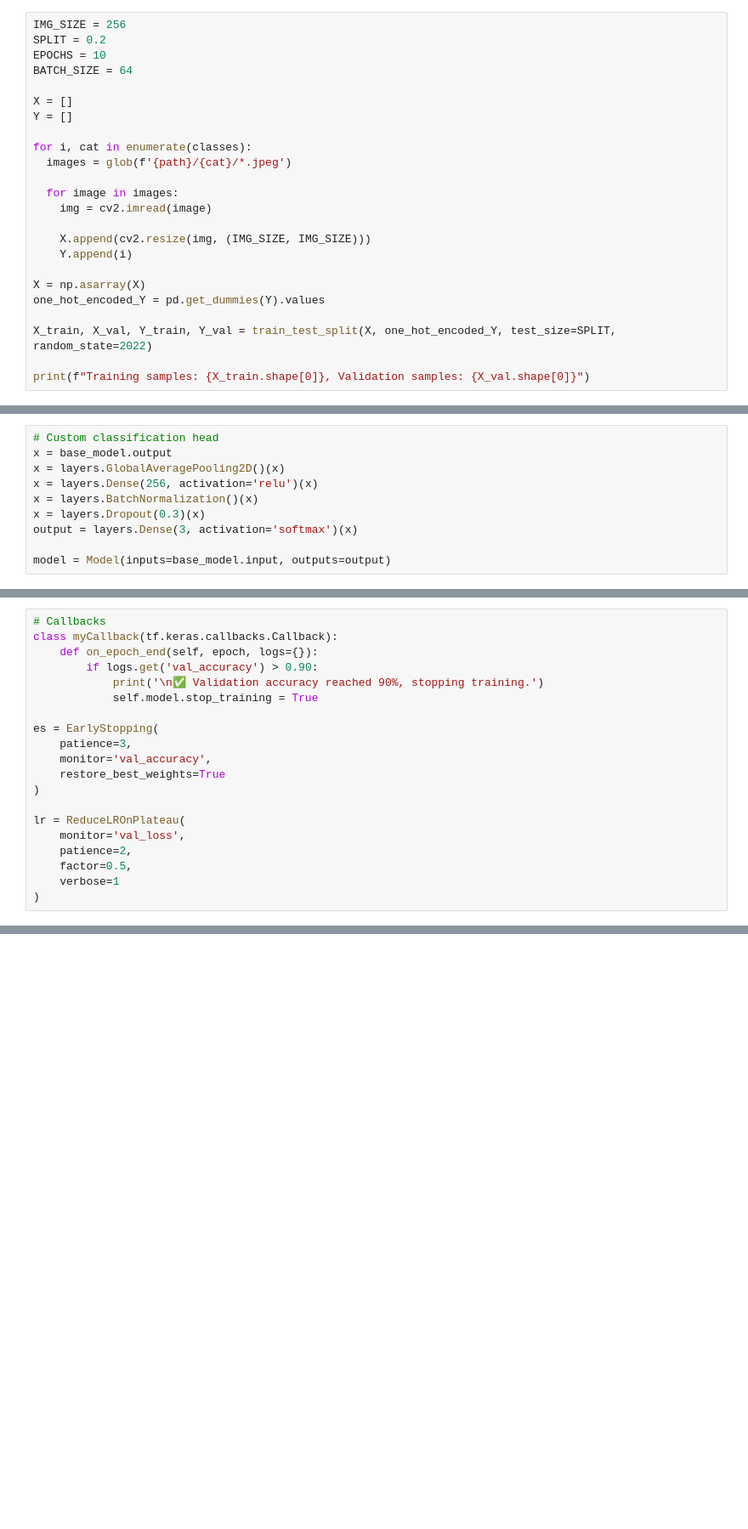
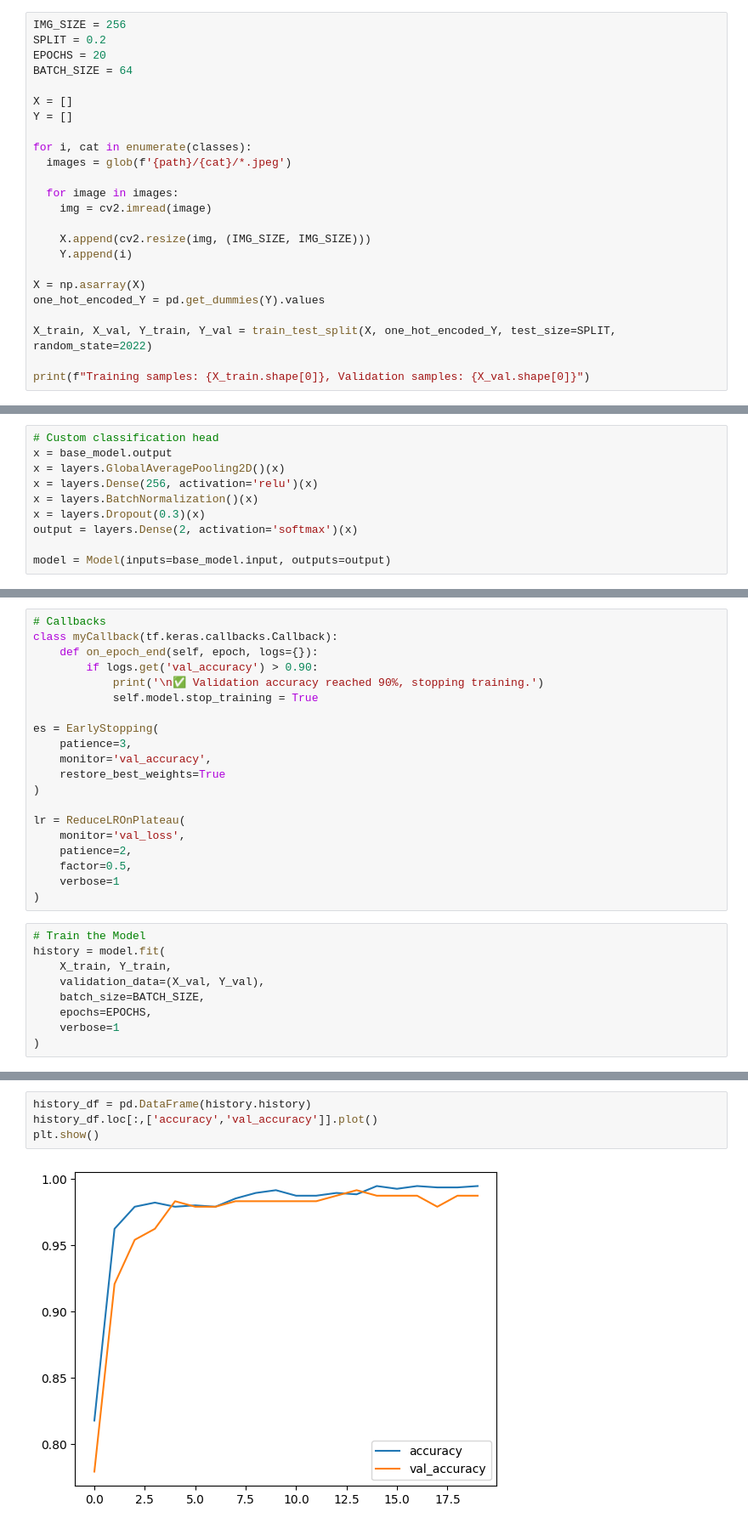
Before and after one commit to BuddhikaRoshan/DL-Assignment, a Jupyter notebook: IT22569318.ipynb, the cells around one changed output, grey strips where cells are left out. Shown at 85% size. Drawn from its saved outputs; the diff is of its cells as text; blank space fills up the shorter version.

Commit message:
visualised the graph of the training and validation accuracy of the model over epochs

```diff
--- a/IT22569318.ipynb
+++ b/IT22569318.ipynb
@@ -58,7 +58,7 @@ for cat in classes:
 # %%
 IMG_SIZE = 256
 SPLIT = 0.2
-EPOCHS = 10
+EPOCHS = 20
 BATCH_SIZE = 64
 
 X = []
@@ -100,7 +97,7 @@ x = layers.GlobalAveragePooling2D()(x)
 x = layers.Dense(256, activation='relu')(x)
 x = layers.BatchNormalization()(x)
 x = layers.Dropout(0.3)(x)
-output = layers.Dense(3, activation='softmax')(x)
+output = layers.Dense(2, activation='softmax')(x)
 
 model = Model(inputs=base_model.input, outputs=output)
 # %%
@@ -130,3 +127,12 @@ lr = ReduceLROnPlateau(
     factor=0.5,
     verbose=1
 )
+# %%
+# Train the Model
+history = model.fit(
+    X_train, Y_train,
+    validation_data=(X_val, Y_val),
+    batch_size=BATCH_SIZE,
+    epochs=EPOCHS,
+    verbose=1
+)
@@ -132,0 +157,6 @@ lr = ReduceLROnPlateau(
+# %%
+history_df = pd.DataFrame(history.history)
+history_df.loc[:,['accuracy','val_accuracy']].plot()
+plt.show()
+# %% [output]
+[figure, added]
```
Also changed, not shown: parts of 4 cells of this notebook.
